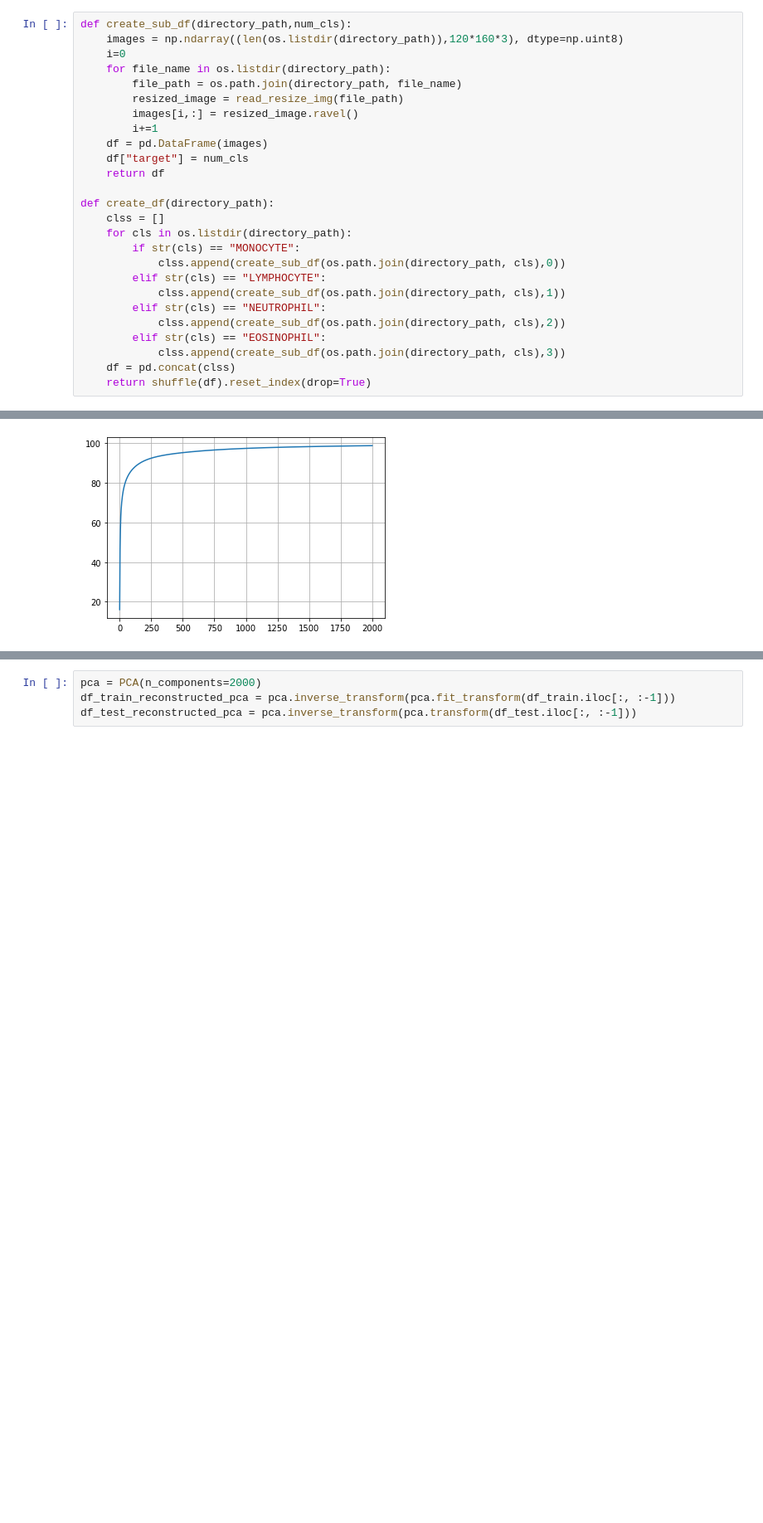
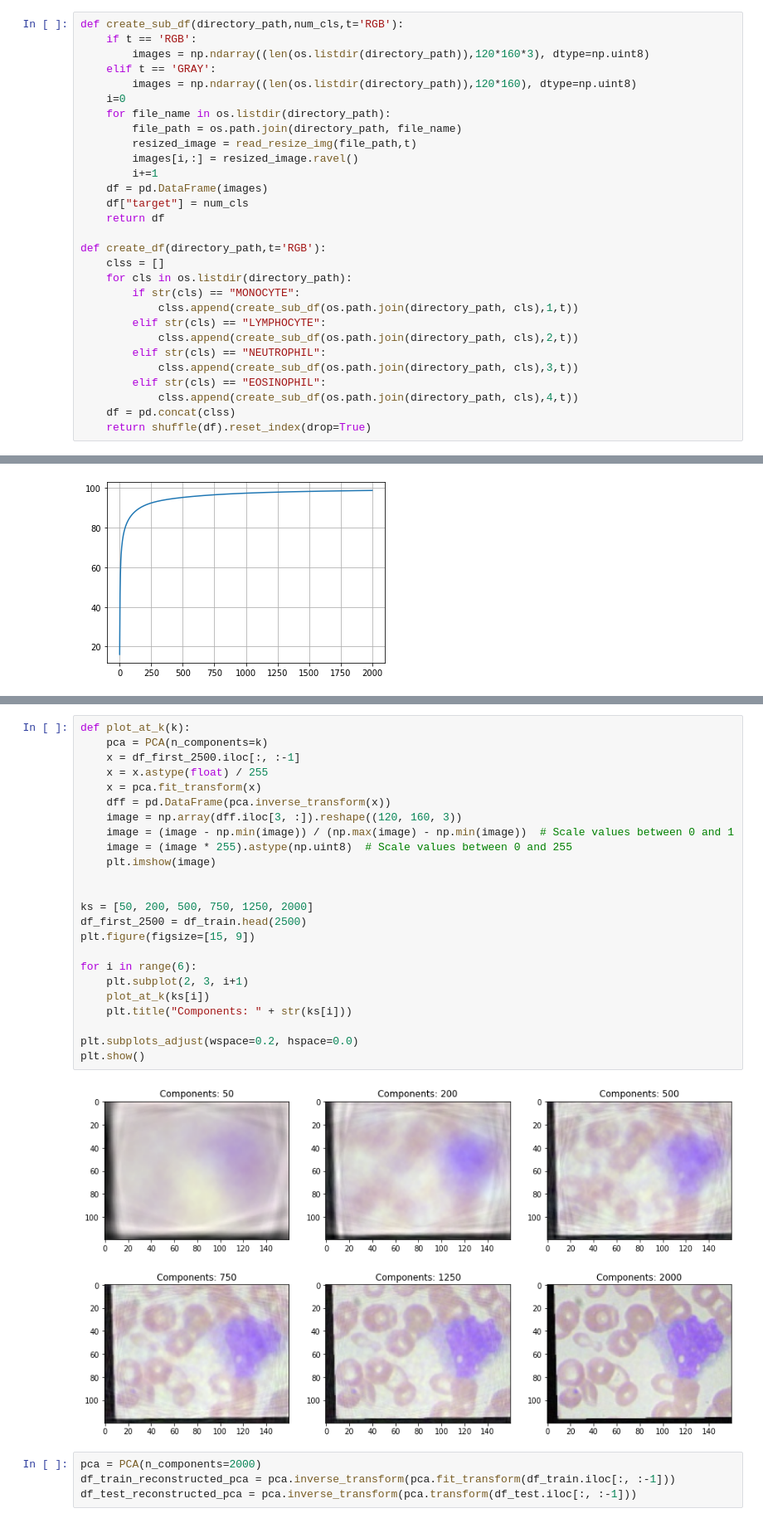
Before and after one commit to noamya-sh/Blood-Cells-ML-Course, a Jupyter notebook: Final Project - Blood cells.ipynb, the cells around one changed output, grey strips where cells are left out. Shown at 83% size. Saved outputs shown, nothing was run; the diff lists cells and outputs as text; blank space fills up the shorter version.

```diff
--- a/Final Project - Blood cells.ipynb
+++ b/Final Project - Blood cells.ipynb
@@ -129,28 +168,31 @@ def read_resize_img(path):
     return resized_image
 # %%
-def create_sub_df(directory_path,num_cls):
-    images = np.ndarray((len(os.listdir(directory_path)),120*160*3), dtype=np.uint8)
+def create_sub_df(directory_path,num_cls,t='RGB'):
+    if t == 'RGB':
+        images = np.ndarray((len(os.listdir(directory_path)),120*160*3), dtype=np.uint8)
+    elif t == 'GRAY':
+        images = np.ndarray((len(os.listdir(directory_path)),120*160), dtype=np.uint8)
     i=0
     for file_name in os.listdir(directory_path):
         file_path = os.path.join(directory_path, file_name)
-        resized_image = read_resize_img(file_path)
+        resized_image = read_resize_img(file_path,t)
         images[i,:] = resized_image.ravel()
         i+=1
     df = pd.DataFrame(images)
     df["target"] = num_cls
     return df
 
-def create_df(directory_path):
+def create_df(directory_path,t='RGB'):
     clss = []
     for cls in os.listdir(directory_path):
         if str(cls) == "MONOCYTE":
-            clss.append(create_sub_df(os.path.join(directory_path, cls),0))
+            clss.append(create_sub_df(os.path.join(directory_path, cls),1,t))
         elif str(cls) == "LYMPHOCYTE":
-            clss.append(create_sub_df(os.path.join(directory_path, cls),1))
+            clss.append(create_sub_df(os.path.join(directory_path, cls),2,t))
         elif str(cls) == "NEUTROPHIL":
-            clss.append(create_sub_df(os.path.join(directory_path, cls),2))
+            clss.append(create_sub_df(os.path.join(directory_path, cls),3,t))
         elif str(cls) == "EOSINOPHIL":
-            clss.append(create_sub_df(os.path.join(directory_path, cls),3))
+            clss.append(create_sub_df(os.path.join(directory_path, cls),4,t))
     df = pd.concat(clss)
     return shuffle(df).reset_index(drop=True)
 # %%
@@ -220,3 +211,29 @@ plt.imshow(np.array(mono_train.iloc[2, :-1]).reshape((120, 160, 3)))
+# %%
+def plot_at_k(k):
+    pca = PCA(n_components=k)
+    x = df_first_2500.iloc[:, :-1]
+    x = x.astype(float) / 255
+    x = pca.fit_transform(x)
+    dff = pd.DataFrame(pca.inverse_transform(x))
+    image = np.array(dff.iloc[3, :]).reshape((120, 160, 3))
+    image = (image - np.min(image)) / (np.max(image) - np.min(image))  # Scale values between 0 and 1
+    image = (image * 255).astype(np.uint8)  # Scale values between 0 and 255
+    plt.imshow(image)
+
+
+ks = [50, 200, 500, 750, 1250, 2000]
+df_first_2500 = df_train.head(2500)
+plt.figure(figsize=[15, 9])
+
+for i in range(6):
+    plt.subplot(2, 3, i+1)
+    plot_at_k(ks[i])
+    plt.title("Components: " + str(ks[i]))
+
+plt.subplots_adjust(wspace=0.2, hspace=0.0)
+plt.show()
+# %% [output]
+[figure, added]
 # %%
 pca = PCA(n_components=2000)
 df_train_reconstructed_pca = pca.inverse_transform(pca.fit_transform(df_train.iloc[:, :-1]))
```
Also changed, not shown: parts of 82 cells of this notebook.
